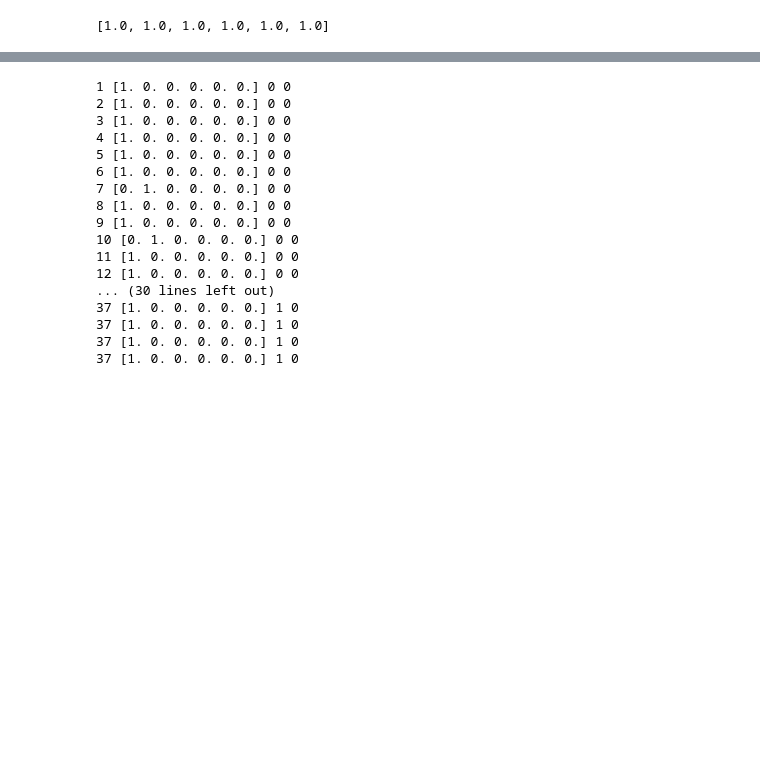
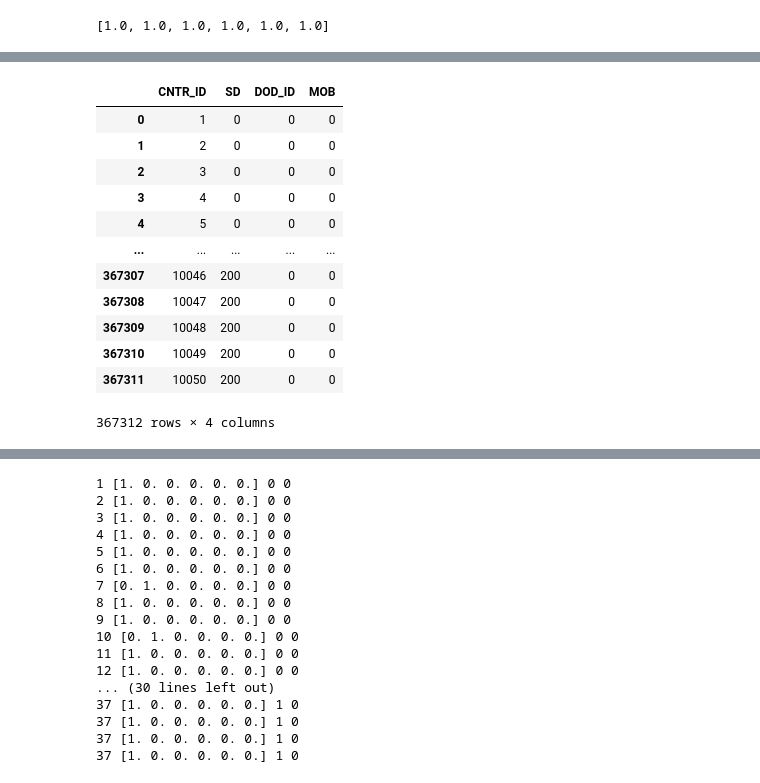
Before and after one commit to il-giza/Bank_SandBox, a Jupyter notebook: matrix_migration/generator_of_portfolio.ipynb, the cells around one changed output, grey strips where cells are left out. Saved outputs shown, nothing was run; the diff lists cells and outputs as text; code cells hidden in the pictures; blank space fills up the shorter version.

```diff
--- a/matrix_migration/generator_of_portfolio.ipynb
+++ b/matrix_migration/generator_of_portfolio.ipynb
@@ -161,0 +251,17 @@ for t in range(300):
+# %%
+T = DWH.LI.reset_index(drop=True)
+T
+# %% [output]
+|  | CNTR_ID | SD | DOD_ID | MOB |
+| 0 | 1 | 0 | 0 | 0 |
+| 1 | 2 | 0 | 0 | 0 |
+| 2 | 3 | 0 | 0 | 0 |
+| 3 | 4 | 0 | 0 | 0 |
+| 4 | 5 | 0 | 0 | 0 |
+| ... | ... | ... | ... | ... |
+| 367307 | 10046 | 200 | 0 | 0 |
+| 367308 | 10047 | 200 | 0 | 0 |
+| 367309 | 10048 | 200 | 0 | 0 |
+| 367310 | 10049 | 200 | 0 | 0 |
+| 367311 | 10050 | 200 | 0 | 0 |
+367312 rows × 4 columns
```
Also changed, not shown: parts of 19 cells of this notebook.
